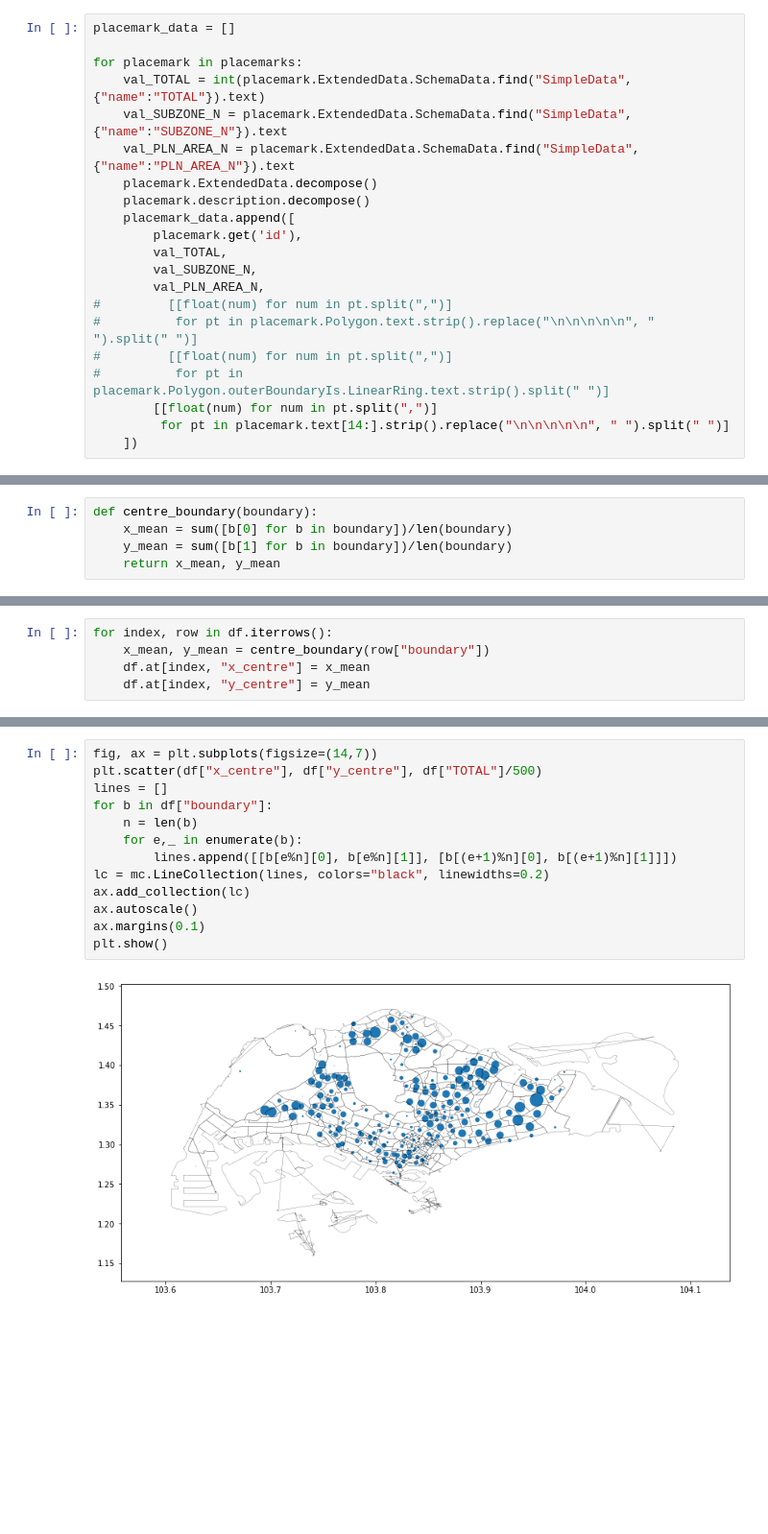
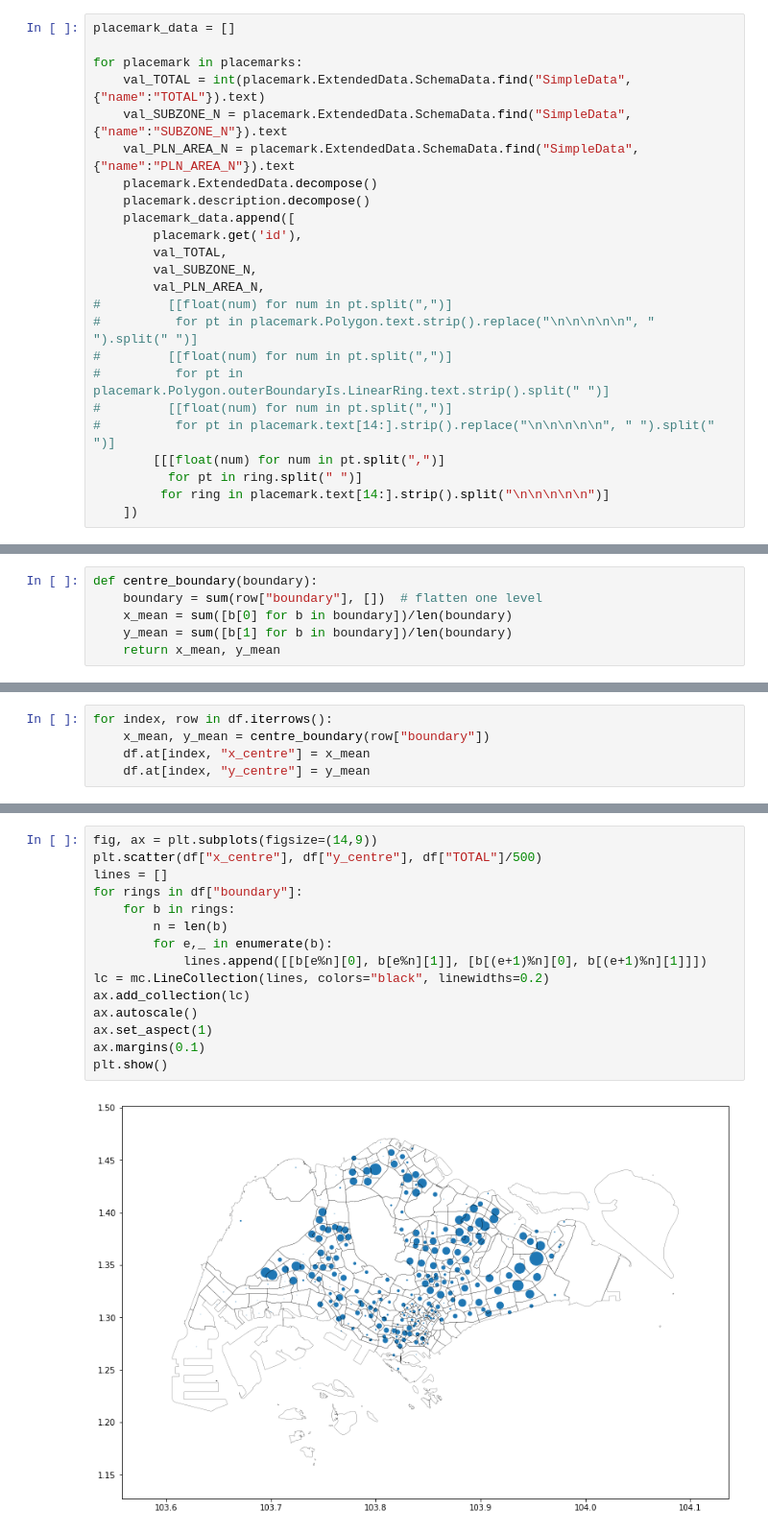
Before and after one commit to tonghuikang/draw-sgp-electoral-boundaries, a Jupyter notebook: preprocessing/process_kml.ipynb, the cells around one changed output, grey strips where cells are left out. Shown at 96% size. Saved outputs shown, nothing was run; the diff lists cells and outputs as text; blank space fills up the shorter version.

```diff
--- a/preprocessing/process_kml.ipynb
+++ b/preprocessing/process_kml.ipynb
@@ -76,8 +76,11 @@ for placemark in placemarks:
 #          for pt in placemark.Polygon.text.strip().replace("\n\n\n\n\n", " ").split(" ")]
 #         [[float(num) for num in pt.split(",")]
 #          for pt in placemark.Polygon.outerBoundaryIs.LinearRing.text.strip().split(" ")]
-        [[float(num) for num in pt.split(",")]
-         for pt in placemark.text[14:].strip().replace("\n\n\n\n\n", " ").split(" ")]
+#         [[float(num) for num in pt.split(",")]
+#          for pt in placemark.text[14:].strip().replace("\n\n\n\n\n", " ").split(" ")]
+        [[[float(num) for num in pt.split(",")]
+          for pt in ring.split(" ")]
+         for ring in placemark.text[14:].strip().split("\n\n\n\n\n")]
     ])
 # %%
 df = pd.DataFrame(placemark_data, columns=["id", "TOTAL", "SUBZONE_N", "PLN_AREA_N", "boundary"])
@@ -89,6 +92,7 @@ sum(df["TOTAL"])
 #### Calculate the centre of district
 # %%
 def centre_boundary(boundary):
+    boundary = sum(row["boundary"], [])  # flatten one level
     x_mean = sum([b[0] for b in boundary])/len(boundary)
     y_mean = sum([b[1] for b in boundary])/len(boundary)
     return x_mean, y_mean
@@ -112,15 +116,17 @@ df.sample(5)
 # %%
-fig, ax = plt.subplots(figsize=(14,7))
+fig, ax = plt.subplots(figsize=(14,9))
 plt.scatter(df["x_centre"], df["y_centre"], df["TOTAL"]/500)
 lines = []
-for b in df["boundary"]:
-    n = len(b)
-    for e,_ in enumerate(b):
-        lines.append([[b[e%n][0], b[e%n][1]], [b[(e+1)%n][0], b[(e+1)%n][1]]])
+for rings in df["boundary"]:
+    for b in rings:
+        n = len(b)
+        for e,_ in enumerate(b):
+            lines.append([[b[e%n][0], b[e%n][1]], [b[(e+1)%n][0], b[(e+1)%n][1]]])
 lc = mc.LineCollection(lines, colors="black", linewidths=0.2)
 ax.add_collection(lc)
 ax.autoscale()
+ax.set_aspect(1)
 ax.margins(0.1)
 plt.show()
 # %% [output]
-[figure, old version]
+[figure, new version]
```
Also changed, not shown: parts of 2 cells of this notebook.
